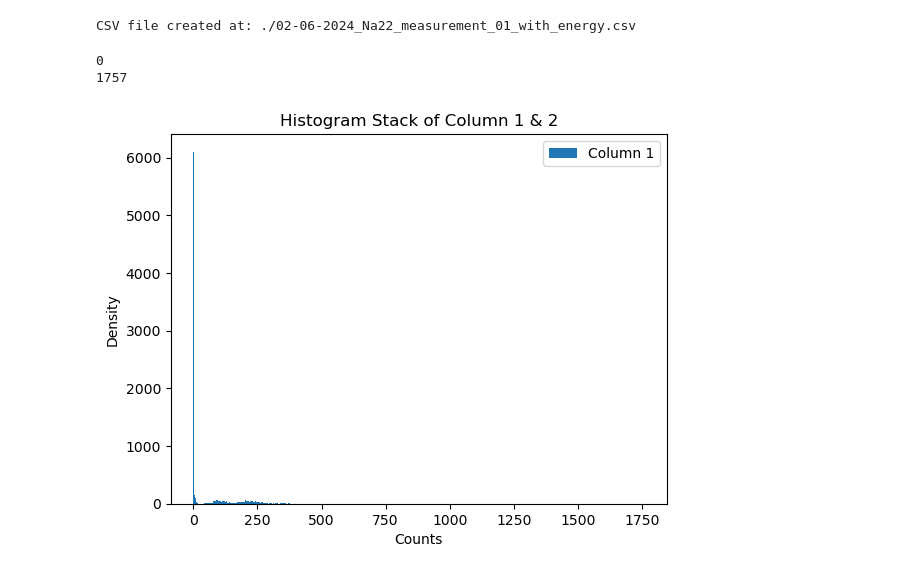
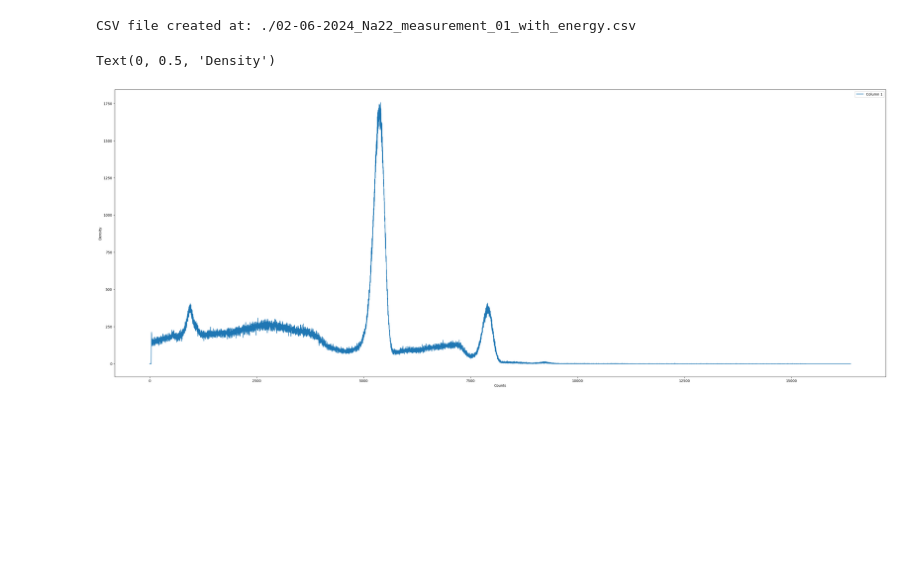
Before and after one commit to Quantum-Impulse/PHY353L, a Jupyter notebook: Lab 2/Lab2.ipynb, the cells around one changed output. Drawn from its saved outputs; the diff is of its cells as text; code cells hidden in the pictures; blank space fills up the shorter version.

```diff
--- a/Lab 2/Lab2.ipynb
+++ b/Lab 2/Lab2.ipynb
@@ -64,37 +64,17 @@ print(f"CSV file created at: {csv_file}")
 CSV file created at: ./02-06-2024_Na22_measurement_01_with_energy.csv
 # %%
 data = pd.read_csv("./02-06-2024_Na22_measurement_01_with_energy.csv")
-# %%
-# plotting histograms
-MinCountRange = min(data['Count'].min(), data['Count'].min())
-MaxCountRange = max(data['Count'].max(), data['Count'].max())
-
-print(MinCountRange)
-print(MaxCountRange)
-
-
-plt.hist(data['Count'], label='Column 1', bins=np.arange( MinCountRange , MaxCountRange + 1, 1), align='right' )
-
-plt.legend(loc='upper right')
-plt.xlabel('Counts')
-plt.ylabel('Density')
-
-plt.title('Histogram Stack of Column 1 & 2')
-
-# #Fit
-# mu1, sigma1 = norm.fit(data['Count'])
-# mu2, sigma2 = norm.fit(data['Count'])
-# xmin, xmax = plt.xlim()
-# x = np.linspace(xmin,xmax,100)
-# p1 = norm.pdf(x,mu1,sigma1)
-# p2 = norm.pdf(x,mu2,sigma2)
-# plt.plot(x,p1,'k',linewidth=1)
-# plt.plot(x,p2,'k',linewidth=1)
-plt.show()
-# %% [output]
-0
-1757
-[figure, removed]
+# %%
+plt.figure(figsize=(40,15))
+plt.plot(data['Count'], label='Column 1' )
+
+
+plt.legend(loc='upper right')
+plt.xlabel('Counts')
+plt.ylabel('Density')
+# %% [output]
+Text(0, 0.5, 'Density')
+[figure, added]
 # %%
 # Constants
 c = 299792458  # speed of light in m/s
```
Also changed, not shown: parts of 2 cells of this notebook, 11 other files.
